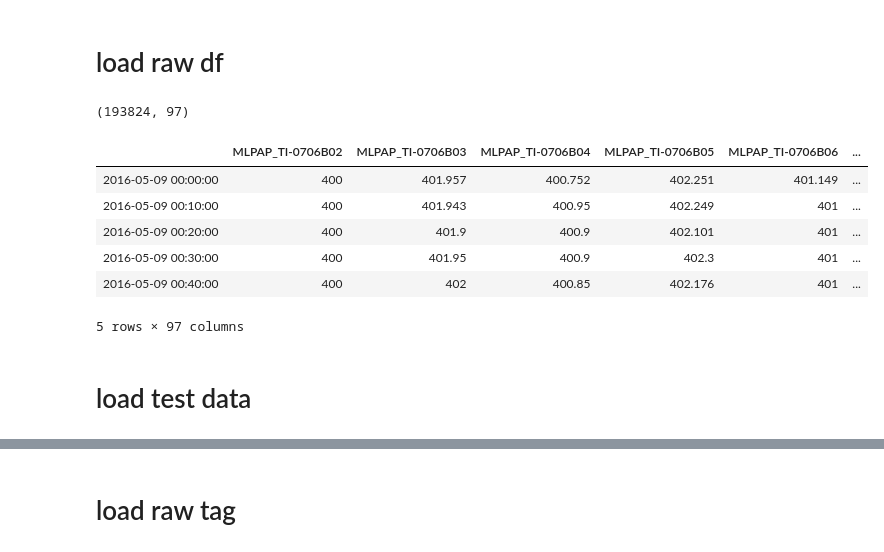
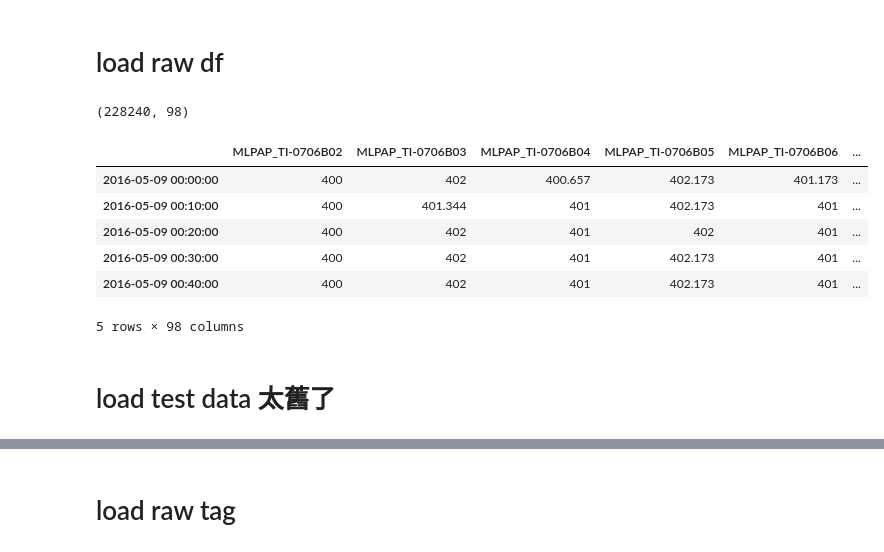
Before and after one commit to skywalker0803r/pa_0510, a Jupyter notebook: notebook/ETL.ipynb, the cells around one changed output, grey strips where cells are left out. Cells and saved outputs as stored; diff of their text form; code cells hidden in the pictures.

```diff
--- a/notebook/ETL.ipynb
+++ b/notebook/ETL.ipynb
@@ -19,22 +13,22 @@ os.listdir('../data')
 # %% [markdown]
 # load raw df
 # %%
-df = pd.read_csv('../data/PA_201605-2020001更新R10(20200602).csv',
+df = pd.read_csv('../data/PA_201605-2020009更新R12(20201027).csv',
                  index_col=0,
                  parse_dates=True,
                  encoding='latin-1')
 df = df.iloc[:-1,:]
 print(df.shape)
 df.head()
 # %% [output]
-(193824, 97)
+(228240, 98)
 |  | MLPAP_TI-0706B02 | MLPAP_TI-0706B03 | MLPAP_TI-0706B04 | MLPAP_TI-0706B05 | MLPAP_TI-0706B06 | ... |
-| 2016-05-09 00:00:00 | 400 | 401.957 | 400.752 | 402.251 | 401.149 | ... |
-| 2016-05-09 00:10:00 | 400 | 401.943 | 400.95 | 402.249 | 401 | ... |
-| 2016-05-09 00:20:00 | 400 | 401.9 | 400.9 | 402.101 | 401 | ... |
-| 2016-05-09 00:30:00 | 400 | 401.95 | 400.9 | 402.3 | 401 | ... |
-| 2016-05-09 00:40:00 | 400 | 402 | 400.85 | 402.176 | 401 | ... |
+| 2016-05-09 00:00:00 | 400 | 402 | 400.657 | 402.173 | 401.173 | ... |
+| 2016-05-09 00:10:00 | 400 | 401.344 | 401 | 402.173 | 401 | ... |
+| 2016-05-09 00:20:00 | 400 | 402 | 401 | 402 | 401 | ... |
+| 2016-05-09 00:30:00 | 400 | 402 | 401 | 402.173 | 401 | ... |
+| 2016-05-09 00:40:00 | 400 | 402 | 401 | 402.173 | 401 | ... |
-5 rows × 97 columns
+5 rows × 98 columns
 # %% [markdown]
-# load test data
+# load test data 太舊了
 # %%
```
Also changed, not shown: parts of 33 cells of this notebook, 1 other file.
